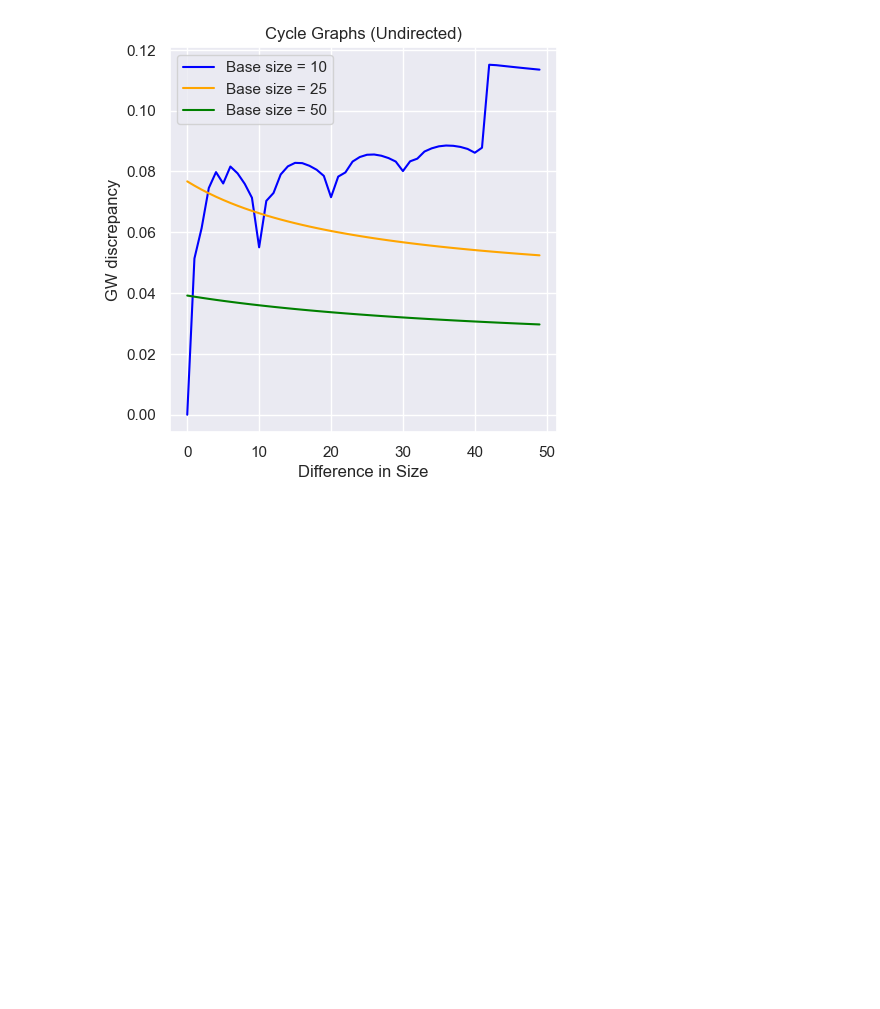
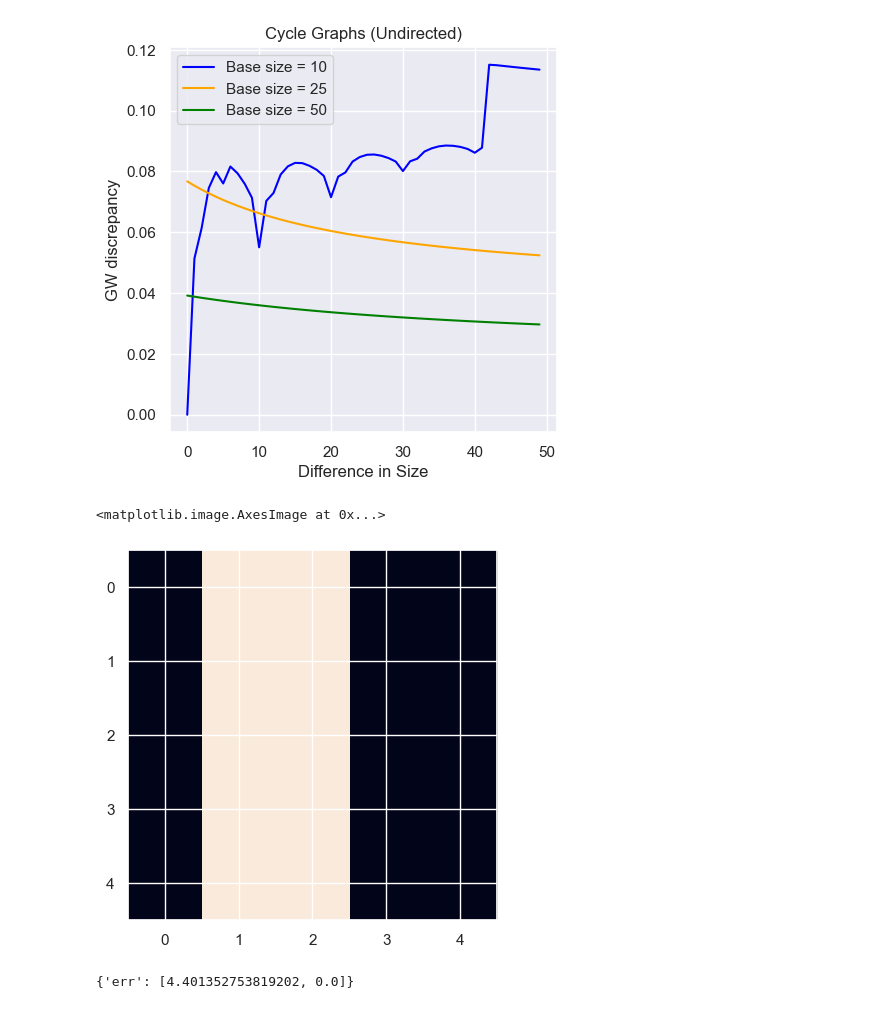
Before and after one commit to KataTech/Relational-Factorization-Model, a Jupyter notebook: notebooks/pot_gw.ipynb, the cells around one changed output. Saved outputs shown, nothing was run; the diff lists cells and outputs as text; code cells hidden in the pictures; blank space fills up the shorter version.

```diff
--- a/notebooks/pot_gw.ipynb
+++ b/notebooks/pot_gw.ipynb
@@ -212,3 +212,17 @@ Operating with base size = 50 --------------------------------
 50%=========>
 75%=================>
 [figure]
+# %%
+cycle_g = nx.cycle_graph(n = 5)
+# %%
+p_s = np.full(5, 1.0)
+p_s /= np.sum(p_s)
+cost_s = nx.floyd_warshall_numpy(cycle_g)
+# %%
+trans, info = ot.gromov.entropic_gromov_wasserstein(cost_s, cost_s, p_s, p_s, loss_fun="square_loss", epsilon=0.01, log=True, )
+# %%
+plt.imshow(trans)
+# plt.colorbar()
+# %% [output]
+<matplotlib.image.AxesImage at 0x...>
+[figure, added]
@@ -214,0 +232,4 @@ Operating with base size = 50 --------------------------------
+# %%
+info
+# %% [output]
+{'err': [4.401352753819202, 0.0]}
```
Also changed, not shown: parts of 2 cells of this notebook, 9 other files.
